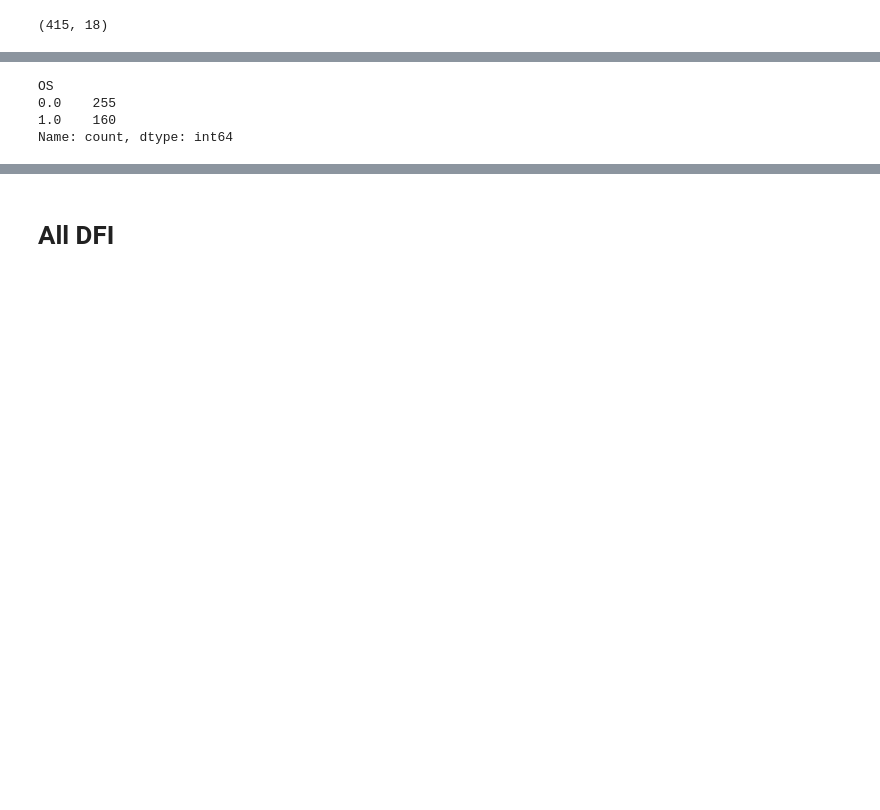
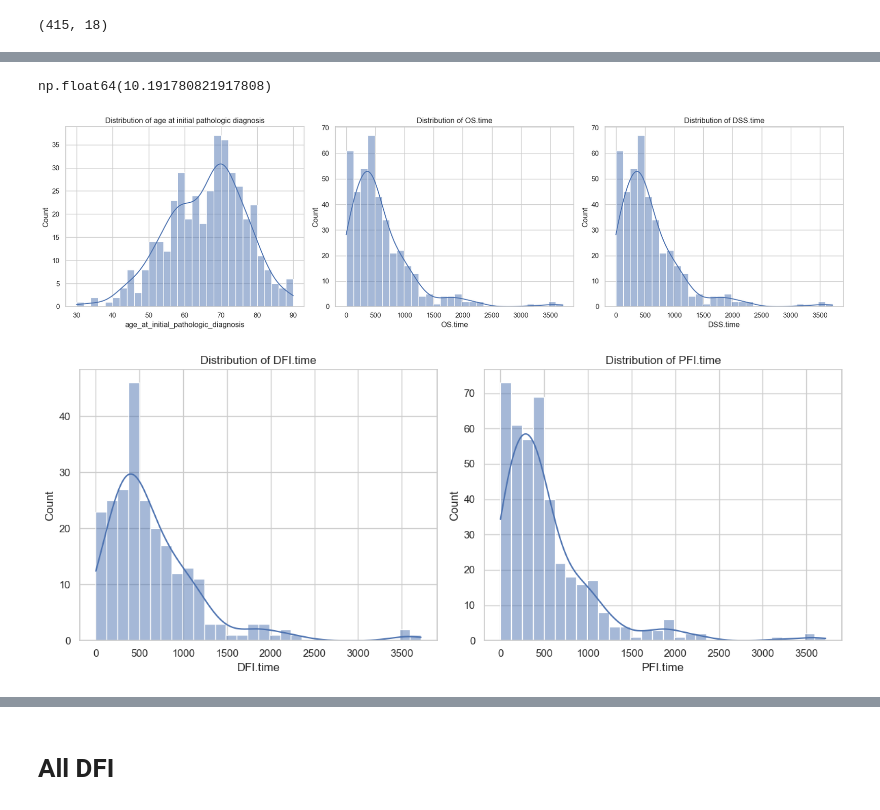
Before and after one commit to anl078/ECE204Repo, a Jupyter notebook: project5/project5.ipynb, the cells around one changed output, grey strips where cells are left out. Cells and saved outputs as stored; diff of their text form; code cells hidden in the pictures; blank space fills up the shorter version.

```diff
--- a/project5/project5.ipynb
+++ b/project5/project5.ipynb
@@ -191,7 +723,29 @@ metadata.shape
 # %%
-metadata.OS.value_counts()
+metadata['OS.time'].max() / 365
 # %% [output]
-OS
-0.0    255
-1.0    160
-Name: count, dtype: int64
+np.float64(10.191780821917808)
+# %%
+# ─────────────────────────────
+# 3. Continuous Variable Histograms (Part 1)
+# ─────────────────────────────
+cont_vars_part1 = ['age_at_initial_pathologic_diagnosis', 'OS.time', 'DSS.time']
+fig, axes = plt.subplots(nrows=1, ncols=3, figsize=(18, 5))
+for i, var in enumerate(cont_vars_part1):
+    sns.histplot(data=metadata, x=var, kde=True, bins=30, ax=axes[i])
+    axes[i].set_title(f"Distribution of {var.replace('_', ' ')}")
+plt.tight_layout()
+plt.show()
+
+# ─────────────────────────────
+# 4. Continuous Variable Histograms (Part 2)
+# ─────────────────────────────
+cont_vars_part2 = ['DFI.time', 'PFI.time']
+fig, axes = plt.subplots(nrows=1, ncols=2, figsize=(12, 5))
+for i, var in enumerate(cont_vars_part2):
+    sns.histplot(data=metadata, x=var, kde=True, bins=30, ax=axes[i])
+    axes[i].set_title(f"Distribution of {var.replace('_', ' ')}")
+plt.tight_layout()
+plt.show()
+# %% [output]
+[figure, added]
+[figure, added]
```
Also changed, not shown: parts of 59 cells of this notebook, 3 other files.
